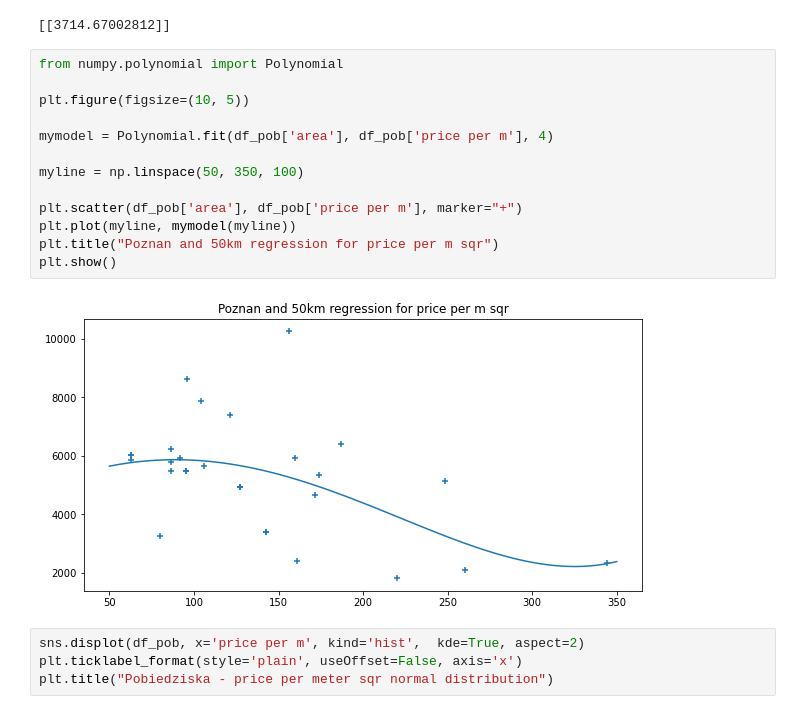
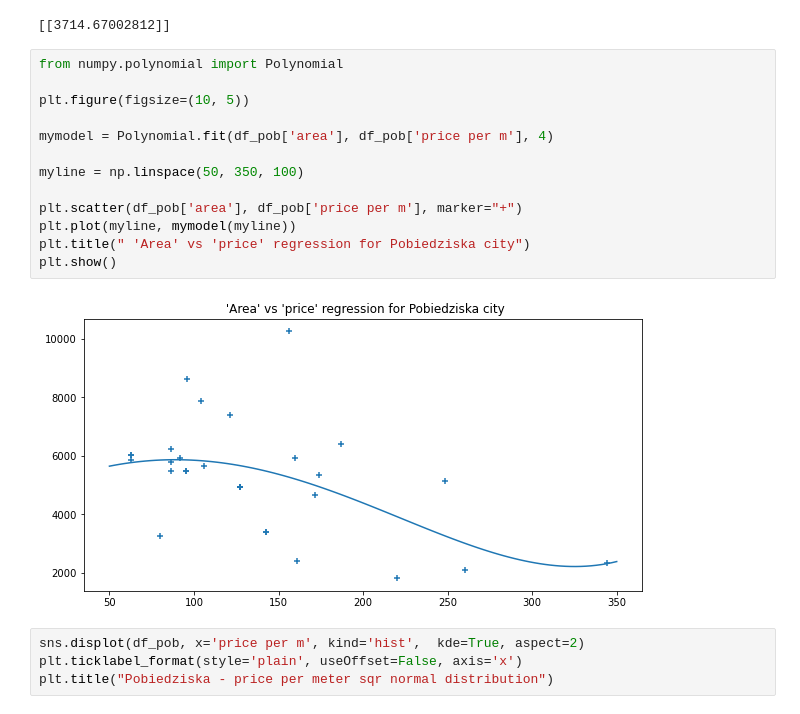
Before and after one commit to MariuszTP/house-prices-analysis, a Jupyter notebook: otodom_analysis scikitlearn master.ipynb, the cells around one changed output. Drawn from its saved outputs; the diff is of its cells as text.

```diff
--- a/otodom_analysis scikitlearn master.ipynb
+++ b/otodom_analysis scikitlearn master.ipynb
@@ -517,18 +517,18 @@ print(y_predict_pob_ppm)
 # %%
 from numpy.polynomial import Polynomial
 
 plt.figure(figsize=(10, 5))
 
 mymodel = Polynomial.fit(df_pob['area'], df_pob['price per m'], 4)
 
 myline = np.linspace(50, 350, 100)
 
 plt.scatter(df_pob['area'], df_pob['price per m'], marker="+")
 plt.plot(myline, mymodel(myline))
-plt.title("Poznan and 50km regression for price per m sqr")
+plt.title(" 'Area' vs 'price' regression for Pobiedziska city")
 plt.show()
 # %% [output]
-[figure, old version]
+[figure, new version]
 # %%
 sns.displot(df_pob, x='price per m', kind='hist',  kde=True, aspect=2)
 plt.ticklabel_format(style='plain', useOffset=False, axis='x')
```
Also changed, not shown: parts of 2 cells of this notebook, 4 other files.
